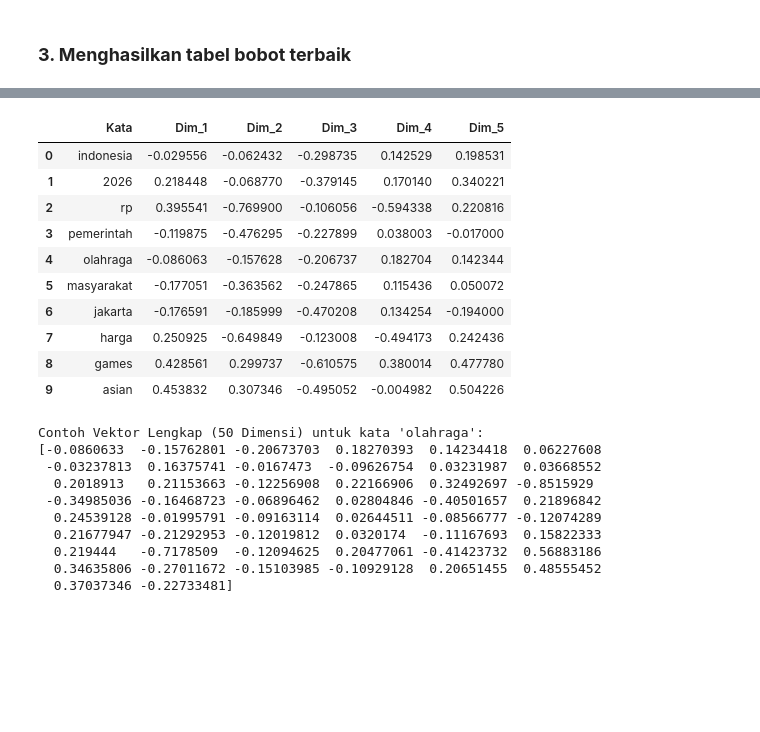
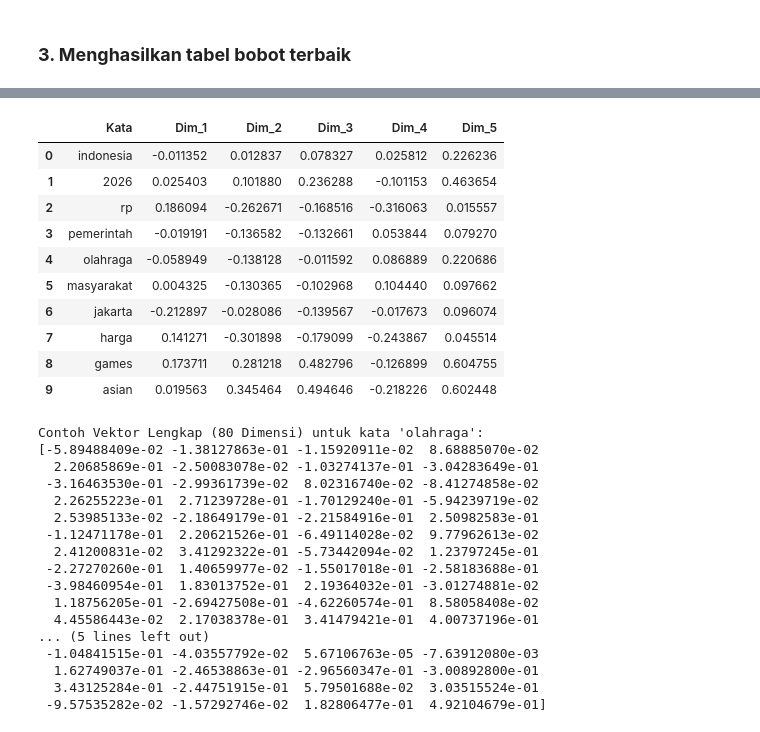
Before and after one commit to wildan2312/PPW, a Jupyter notebook: ppw-task/_build/html/_sources/skipgram.ipynb, the cells around one changed output, grey strips where cells are left out. Drawn from its saved outputs; the diff is of its cells as text; code cells hidden in the pictures; blank space fills up the shorter version.

```diff
--- a/ppw-task/_build/html/_sources/skipgram.ipynb
+++ b/ppw-task/_build/html/_sources/skipgram.ipynb
@@ -561,7 +591,7 @@ corpus_terbaik = list(df['tokens_v1'])
 # 2. Latih model Word2Vec Skip-gram dengan parameter terbaik
 best_w2v_model = Word2Vec(
     sentences=corpus_terbaik,
-    vector_size=50,   # Sesuai hasil terbaik
+    vector_size=80,   # Sesuai hasil terbaik
     window=5,         # Sesuai hasil terbaik
     min_count=1,
     sg=1,             # 1 = Skip-gram
@@ -578,23 +608,23 @@ for word in vocab_words:
         'Kata': word,
         # Menampilkan 5 dimensi pertama sebagai contoh kolom di tabel
         **{f'Dim_{i+1}': val for i, val in enumerate(vec[:5])},
-        'Full_Vector': vec # Menyimpan seluruh array 50 dimensi
+        'Full_Vector': vec # Menyimpan seluruh array 40 dimensi
     })
 
 df_best_embeddings = pd.DataFrame(vector_data)
 
 print("=== TABEL BOBOT / VECTOR PADAT TERBAIK ===")
 print(f"Skenario Preprocessing : V1_CleanPunct_CleanStop")
-print(f"Parameter Terpilih     : Vector_Size=50, Window=5")
+print(f"Parameter Terpilih     : Vector_Size=80, Window=5")
 print(f"Total Kata Unik (Vocab): {len(vocab_words)} kata")
-print(f"Akurasi Model Terakhir : 95.0% (0.950)\n")
+print(f"Akurasi Model Terakhir : 95.00% (0.9500)\n")
 
 # Menampilkan 10 baris pertama tabel dengan 5 dimensi pertama
 display(df_best_embeddings[['Kata'] + [f'Dim_{i+1}' for i in range(5)]].head(10))
 
 # Contoh mengambil vektor lengkap untuk kata tertentu (misal kata pertama di vocab)
 contoh_kata = vocab_words[4]
-print(f"\nContoh Vektor Lengkap (50 Dimensi) untuk kata '{contoh_kata}':")
+print(f"\nContoh Vektor Lengkap (80 Dimensi) untuk kata '{contoh_kata}':")
 print(best_w2v_model.wv[contoh_kata])
 # %% [output]
 === TABEL BOBOT / VECTOR PADAT TERBAIK ===
@@ -605,21 +635,28 @@ Akurasi Model Terakhir : 95.0% (0.950)
 |  | Kata | Dim_1 | Dim_2 | Dim_3 | Dim_4 | Dim_5 |
-| 0 | indonesia | -0.029556 | -0.062432 | -0.298735 | 0.142529 | 0.198531 |
-| 1 | 2026 | 0.218448 | -0.068770 | -0.379145 | 0.170140 | 0.340221 |
-| 2 | rp | 0.395541 | -0.769900 | -0.106056 | -0.594338 | 0.220816 |
-| 3 | pemerintah | -0.119875 | -0.476295 | -0.227899 | 0.038003 | -0.017000 |
-| 4 | olahraga | -0.086063 | -0.157628 | -0.206737 | 0.182704 | 0.142344 |
-| 5 | masyarakat | -0.177051 | -0.363562 | -0.247865 | 0.115436 | 0.050072 |
-| 6 | jakarta | -0.176591 | -0.185999 | -0.470208 | 0.134254 | -0.194000 |
-| 7 | harga | 0.250925 | -0.649849 | -0.123008 | -0.494173 | 0.242436 |
-| 8 | games | 0.428561 | 0.299737 | -0.610575 | 0.380014 | 0.477780 |
-| 9 | asian | 0.453832 | 0.307346 | -0.495052 | -0.004982 | 0.504226 |
+| 0 | indonesia | -0.011352 | 0.012837 | 0.078327 | 0.025812 | 0.226236 |
+| 1 | 2026 | 0.025403 | 0.101880 | 0.236288 | -0.101153 | 0.463654 |
+| 2 | rp | 0.186094 | -0.262671 | -0.168516 | -0.316063 | 0.015557 |
+| 3 | pemerintah | -0.019191 | -0.136582 | -0.132661 | 0.053844 | 0.079270 |
+| 4 | olahraga | -0.058949 | -0.138128 | -0.011592 | 0.086889 | 0.220686 |
+| 5 | masyarakat | 0.004325 | -0.130365 | -0.102968 | 0.104440 | 0.097662 |
+| 6 | jakarta | -0.212897 | -0.028086 | -0.139567 | -0.017673 | 0.096074 |
+| 7 | harga | 0.141271 | -0.301898 | -0.179099 | -0.243867 | 0.045514 |
+| 8 | games | 0.173711 | 0.281218 | 0.482796 | -0.126899 | 0.604755 |
+| 9 | asian | 0.019563 | 0.345464 | 0.494646 | -0.218226 | 0.602448 |
-Contoh Vektor Lengkap (50 Dimensi) untuk kata 'olahraga':
-[-0.0860633  -0.15762801 -0.20673703  0.18270393  0.14234418  0.06227608
- -0.03237813  0.16375741 -0.0167473  -0.09626754  0.03231987  0.03668552
-  0.2018913   0.21153663 -0.12256908  0.22166906  0.32492697 -0.8515929
- -0.34985036 -0.16468723 -0.06896462  0.02804846 -0.40501657  0.21896842
-  0.24539128 -0.01995791 -0.09163114  0.02644511 -0.08566777 -0.12074289
-  0.21677947 -0.21292953 -0.12019812  0.0320174  -0.11167693  0.15822333
-  0.219444   -0.7178509  -0.12094625  0.20477061 -0.41423732  0.56883186
-  0.34635806 -0.27011672 -0.15103985 -0.10929128  0.20651455  0.48555452
-  0.37037346 -0.22733481]
+Contoh Vektor Lengkap (80 Dimensi) untuk kata 'olahraga':
+[-5.89488409e-02 -1.38127863e-01 -1.15920911e-02  8.68885070e-02
+  2.20685869e-01 -2.50083078e-02 -1.03274137e-01 -3.04283649e-01
+ -3.16463530e-01 -2.99361739e-02  8.02316740e-02 -8.41274858e-02
+  2.26255223e-01  2.71239728e-01 -1.70129240e-01 -5.94239719e-02
+  2.53985133e-02 -2.18649179e-01 -2.21584916e-01  2.50982583e-01
+ -1.12471178e-01  2.20621526e-01 -6.49114028e-02  9.77962613e-02
+  2.41200831e-02  3.41292322e-01 -5.73442094e-02  1.23797245e-01
+ -2.27270260e-01  1.40659977e-02 -1.55017018e-01 -2.58183688e-01
+ -3.98460954e-01  1.83013752e-01  2.19364032e-01 -3.01274881e-02
+  1.18756205e-01 -2.69427508e-01 -4.62260574e-01  8.58058408e-02
+  4.45586443e-02  2.17038378e-01  3.41479421e-01  4.00737196e-01
+... (5 lines left out)
+ -1.04841515e-01 -4.03557792e-02  5.67106763e-05 -7.63912080e-03
+  1.62749037e-01 -2.46538863e-01 -2.96560347e-01 -3.00892800e-01
+  3.43125284e-01 -2.44751915e-01  5.79501688e-02  3.03515524e-01
+ -9.57535282e-02 -1.57292746e-02  1.82806477e-01  4.92104679e-01]
```
Also changed, not shown: parts of 7 cells of this notebook, 18 other files.
